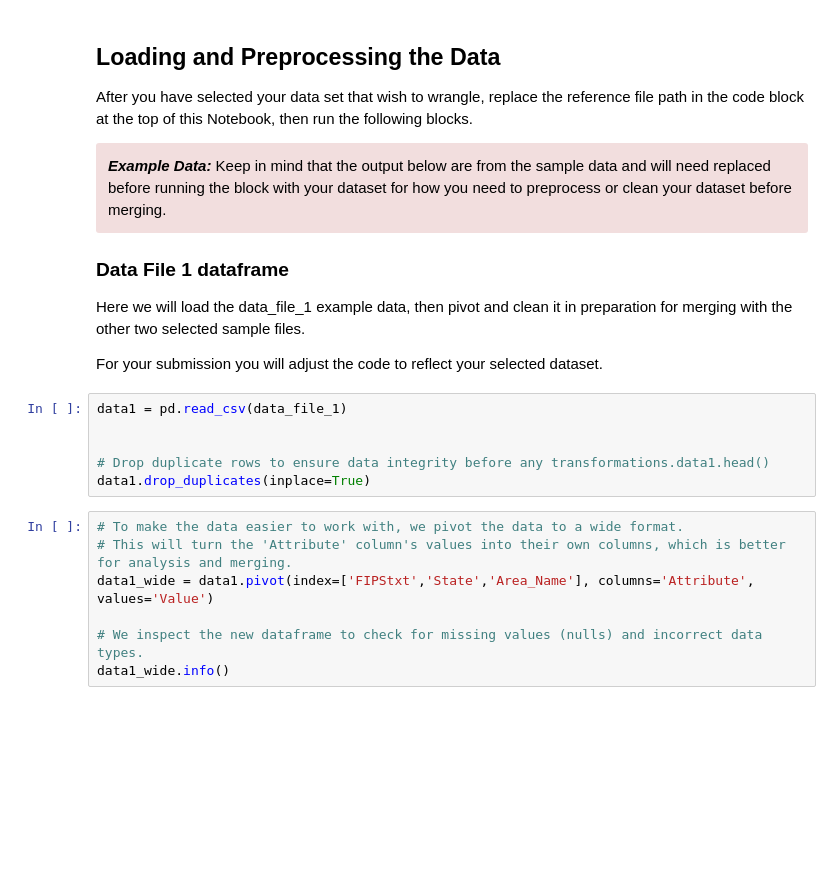
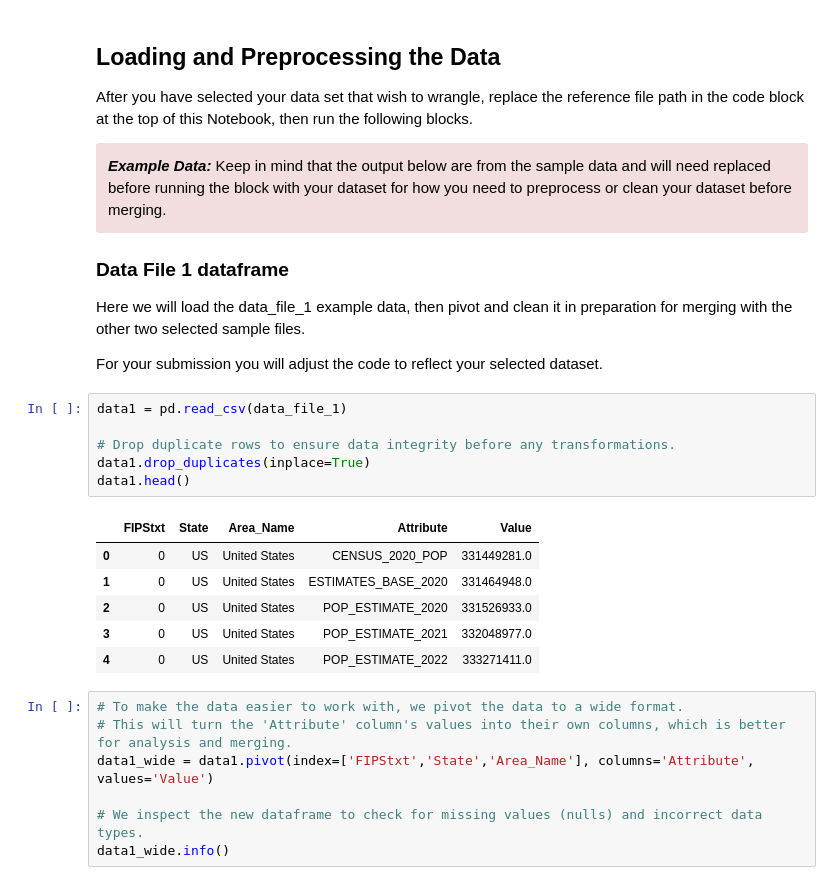
Before and after one commit to dukeph0/CS540_Module3, a Jupyter notebook: 3-2-activity--clean-and-merge-data-for-modeling/Module_Three_Activity.ipynb, the cells around one changed output. Drawn from its saved outputs; the diff is of its cells as text; blank space fills up the shorter version.

```diff
--- a/3-2-activity--clean-and-merge-data-for-modeling/Module_Three_Activity.ipynb
+++ b/3-2-activity--clean-and-merge-data-for-modeling/Module_Three_Activity.ipynb
@@ -81,9 +81,16 @@ For your submission you will adjust the code to reflect your selected dataset.
 # %%
 data1 = pd.read_csv(data_file_1)
 
-
-# Drop duplicate rows to ensure data integrity before any transformations.data1.head()
+# Drop duplicate rows to ensure data integrity before any transformations.
 data1.drop_duplicates(inplace=True)
+data1.head()
+# %% [output]
+|  | FIPStxt | State | Area_Name | Attribute | Value |
+| 0 | 0 | US | United States | CENSUS_2020_POP | 331449281.0 |
+| 1 | 0 | US | United States | ESTIMATES_BASE_2020 | 331464948.0 |
+| 2 | 0 | US | United States | POP_ESTIMATE_2020 | 331526933.0 |
+| 3 | 0 | US | United States | POP_ESTIMATE_2021 | 332048977.0 |
+| 4 | 0 | US | United States | POP_ESTIMATE_2022 | 333271411.0 |
 # %%
 # To make the data easier to work with, we pivot the data to a wide format.
 # This will turn the 'Attribute' column's values into their own columns, which is better for analysis and merging.
```
Also changed, not shown: parts of 7 cells of this notebook.
